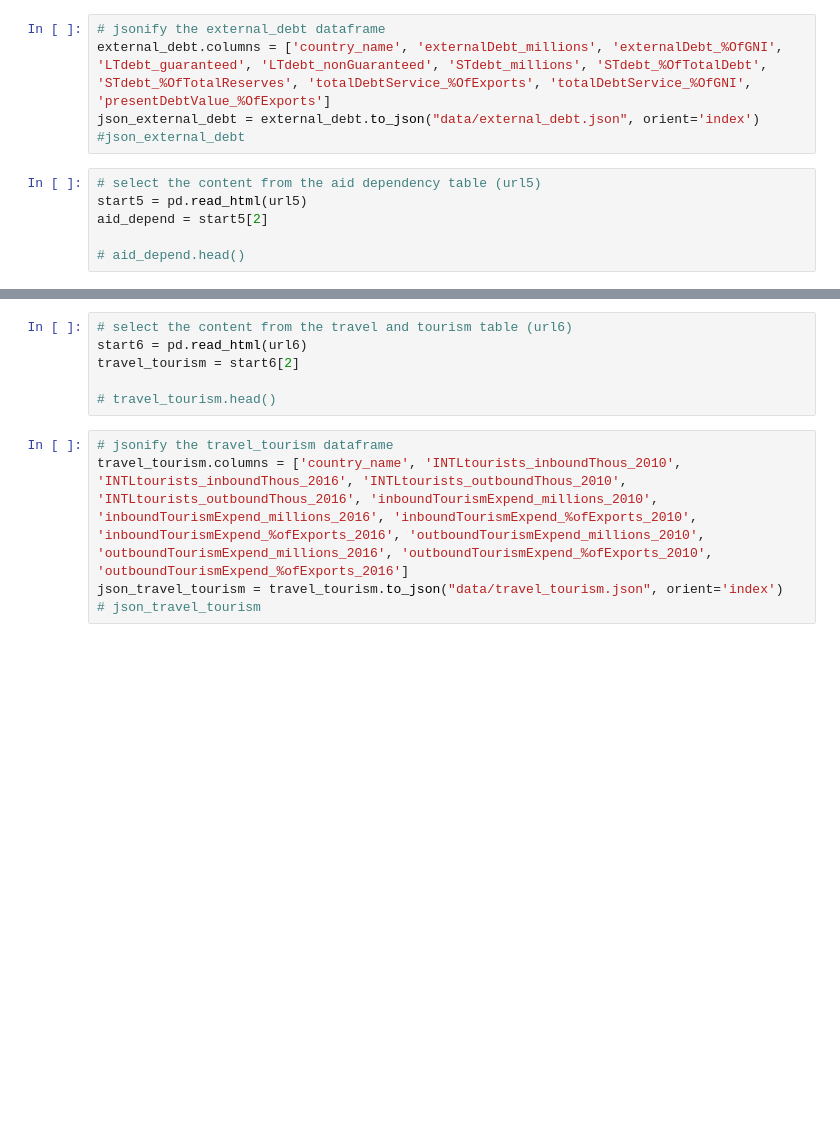
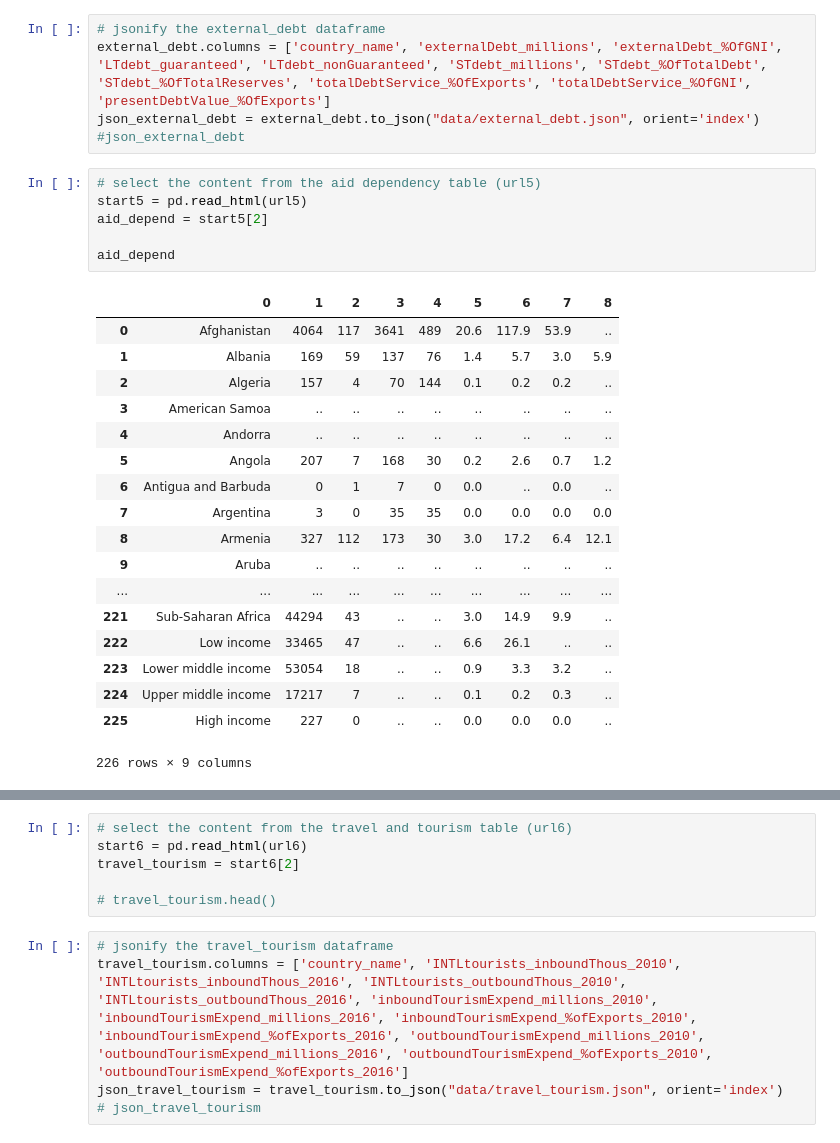
Before and after one commit to ZohaibS/EconomicAnalysesRaw, a Jupyter notebook: Project2_robby/scrape_world_tables.ipynb, the cells around one changed output, grey strips where cells are left out. Cells and saved outputs as stored; diff of their text form; blank space fills up the shorter version.

```diff
--- a/Project2_robby/scrape_world_tables.ipynb
+++ b/Project2_robby/scrape_world_tables.ipynb
@@ -77,6 +109,25 @@ json_external_debt = external_debt.to_json("data/external_debt.json", orient='in
 # %%
 # select the content from the aid dependency table (url5)
 start5 = pd.read_html(url5)
 aid_depend = start5[2]
 
-# aid_depend.head()
+aid_depend
+# %% [output]
+|  | 0 | 1 | 2 | 3 | 4 | 5 | 6 | 7 | 8 |
+| 0 | Afghanistan | 4064 | 117 | 3641 | 489 | 20.6 | 117.9 | 53.9 | .. |
+| 1 | Albania | 169 | 59 | 137 | 76 | 1.4 | 5.7 | 3.0 | 5.9 |
+| 2 | Algeria | 157 | 4 | 70 | 144 | 0.1 | 0.2 | 0.2 | .. |
+| 3 | American Samoa | .. | .. | .. | .. | .. | .. | .. | .. |
+| 4 | Andorra | .. | .. | .. | .. | .. | .. | .. | .. |
+| 5 | Angola | 207 | 7 | 168 | 30 | 0.2 | 2.6 | 0.7 | 1.2 |
+| 6 | Antigua and Barbuda | 0 | 1 | 7 | 0 | 0.0 | .. | 0.0 | .. |
+| 7 | Argentina | 3 | 0 | 35 | 35 | 0.0 | 0.0 | 0.0 | 0.0 |
+| 8 | Armenia | 327 | 112 | 173 | 30 | 3.0 | 17.2 | 6.4 | 12.1 |
+| 9 | Aruba | .. | .. | .. | .. | .. | .. | .. | .. |
+| ... | ... | ... | ... | ... | ... | ... | ... | ... | ... |
+| 221 | Sub-Saharan Africa | 44294 | 43 | .. | .. | 3.0 | 14.9 | 9.9 | .. |
+| 222 | Low income | 33465 | 47 | .. | .. | 6.6 | 26.1 | .. | .. |
+| 223 | Lower middle income | 53054 | 18 | .. | .. | 0.9 | 3.3 | 3.2 | .. |
+| 224 | Upper middle income | 17217 | 7 | .. | .. | 0.1 | 0.2 | 0.3 | .. |
+| 225 | High income | 227 | 0 | .. | .. | 0.0 | 0.0 | 0.0 | .. |
+226 rows × 9 columns
```
Also changed, not shown: parts of 7 cells of this notebook, 10 other files.
